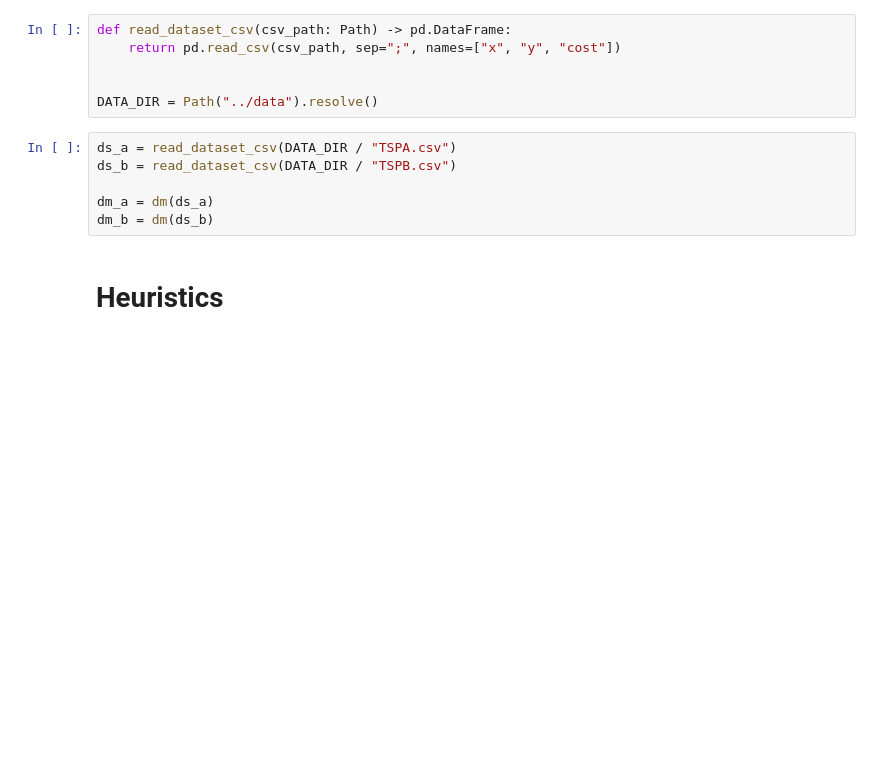
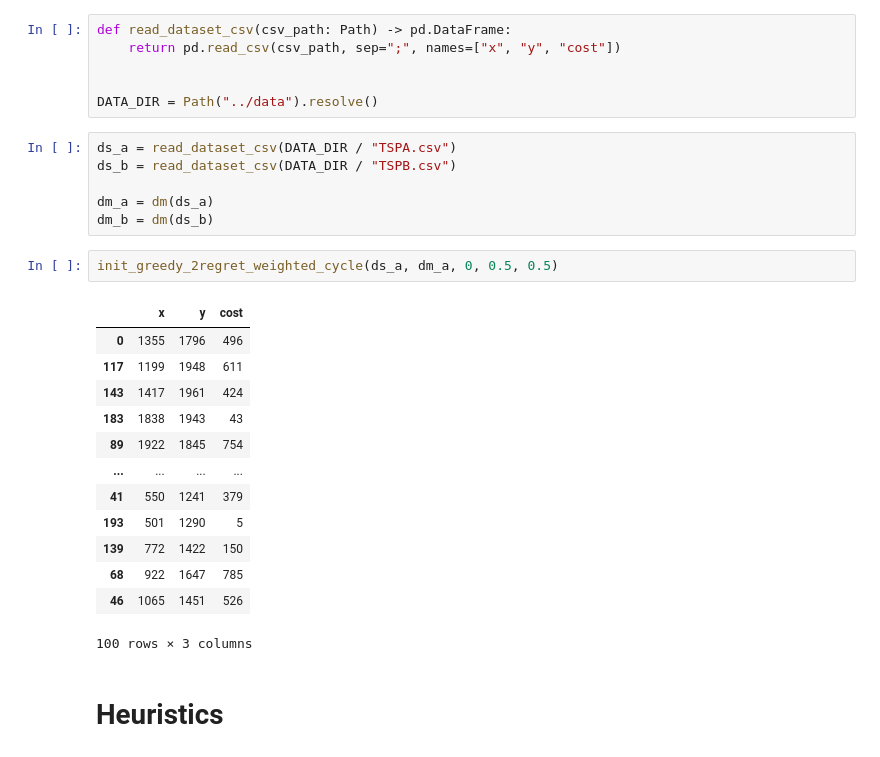
Before and after one commit to TheodorePtr/put-evolutionary-computations, a Jupyter notebook: notebooks/02-greedy-regret-heuristics.ipynb, the cells around one changed output. Cells and saved outputs as stored; diff of their text form; blank space fills up the shorter version.

```diff
--- a/notebooks/02-greedy-regret-heuristics.ipynb
+++ b/notebooks/02-greedy-regret-heuristics.ipynb
@@ -67,6 +67,22 @@ ds_b = read_dataset_csv(DATA_DIR / "TSPB.csv")
 
 dm_a = dm(ds_a)
 dm_b = dm(ds_b)
+# %%
+init_greedy_2regret_weighted_cycle(ds_a, dm_a, 0, 0.5, 0.5)
+# %% [output]
+|  | x | y | cost |
+| 0 | 1355 | 1796 | 496 |
+| 117 | 1199 | 1948 | 611 |
+| 143 | 1417 | 1961 | 424 |
+| 183 | 1838 | 1943 | 43 |
+| 89 | 1922 | 1845 | 754 |
+| ... | ... | ... | ... |
+| 41 | 550 | 1241 | 379 |
+| 193 | 501 | 1290 | 5 |
+| 139 | 772 | 1422 | 150 |
+| 68 | 922 | 1647 | 785 |
+| 46 | 1065 | 1451 | 526 |
+100 rows × 3 columns
 # %% [markdown]
 # Heuristics
 # %% [markdown]
```
Also changed, not shown: 5 other files.
